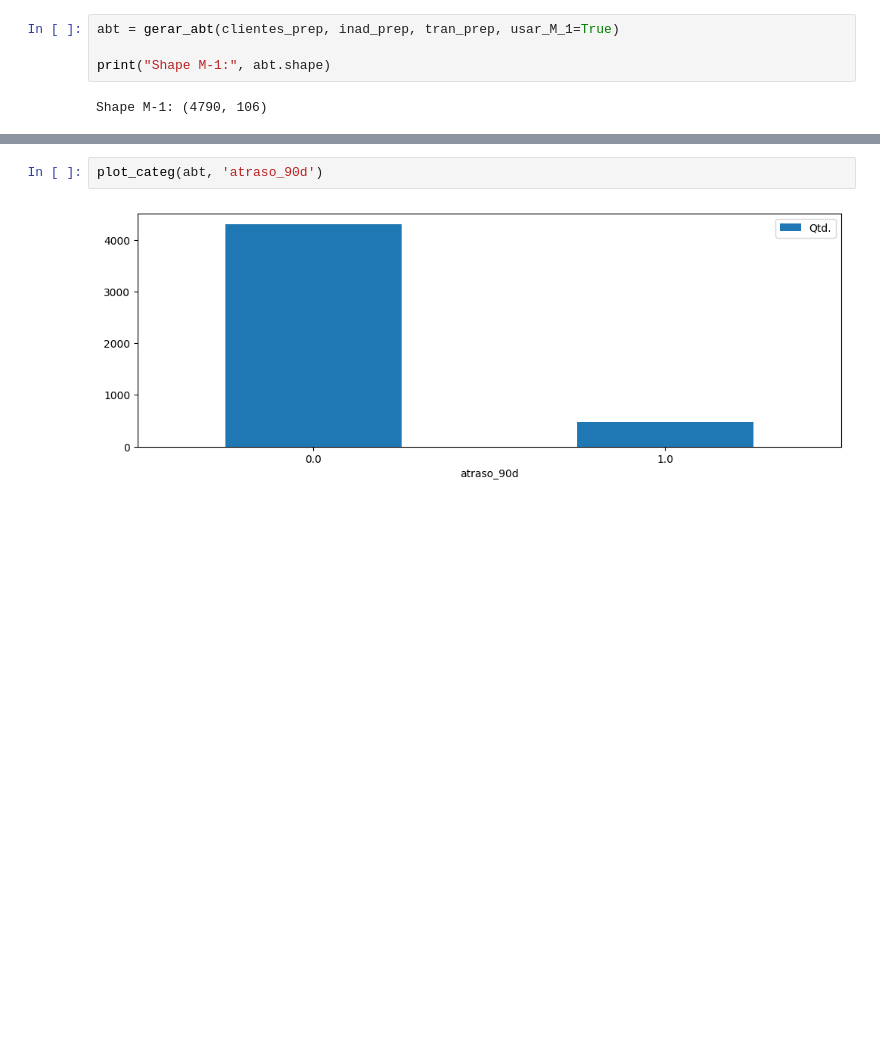
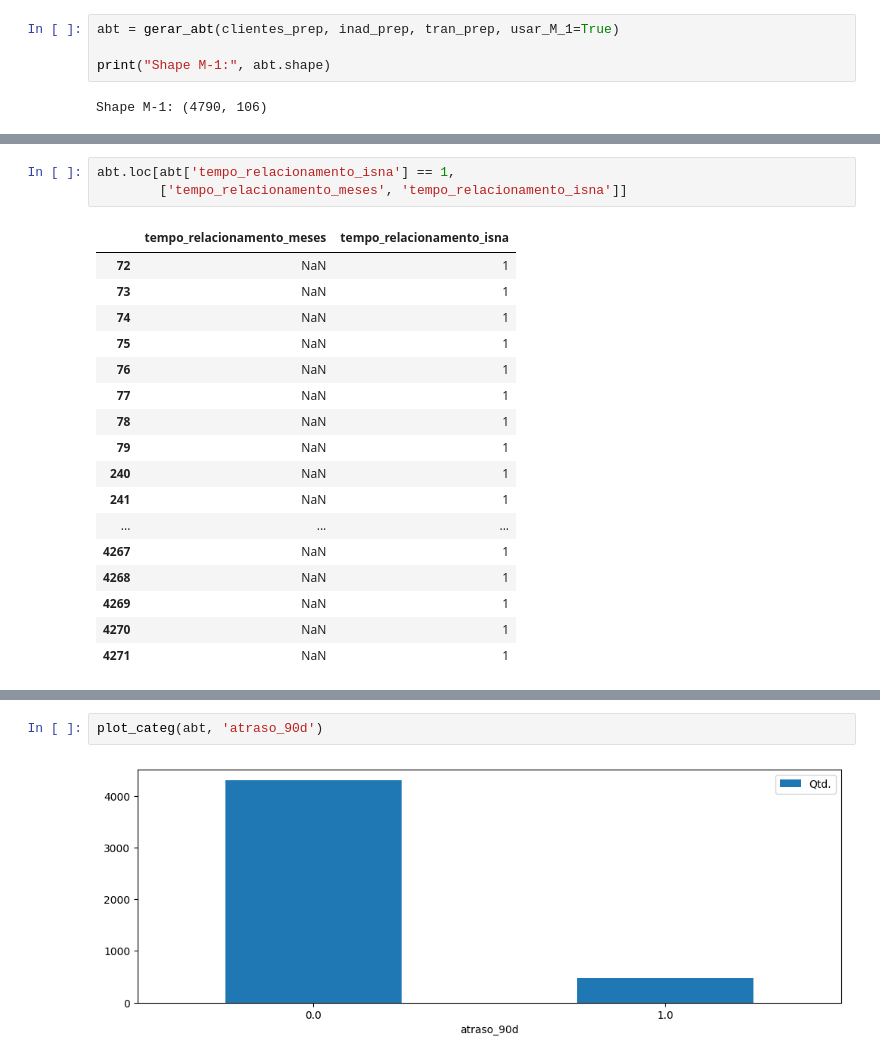
Before and after one commit to matheus-oscar/modelo_pd_2025, a Jupyter notebook: notebooks/revisao_case_ailos.ipynb, the cells around one changed output, grey strips where cells are left out. Drawn from its saved outputs; the diff is of its cells as text; blank space fills up the shorter version.

```diff
--- a/notebooks/revisao_case_ailos.ipynb
+++ b/notebooks/revisao_case_ailos.ipynb
@@ -85,3 +93,24 @@ Name: vlr_trans_24m, dtype: float64
+# %%
+abt.loc[abt['tempo_relacionamento_isna'] == 1,
+        ['tempo_relacionamento_meses', 'tempo_relacionamento_isna']]
+# %% [output]
+|  | tempo_relacionamento_meses | tempo_relacionamento_isna |
+| 72 | NaN | 1 |
+| 73 | NaN | 1 |
+| 74 | NaN | 1 |
+| 75 | NaN | 1 |
+| 76 | NaN | 1 |
+| 77 | NaN | 1 |
+| 78 | NaN | 1 |
+| 79 | NaN | 1 |
+| 240 | NaN | 1 |
+| 241 | NaN | 1 |
+| ... | ... | ... |
+| 4267 | NaN | 1 |
+| 4268 | NaN | 1 |
+| 4269 | NaN | 1 |
+| 4270 | NaN | 1 |
+| 4271 | NaN | 1 |
 # %%
 abt.isna().mean().sort_values(ascending=False)
 # %% [output]
```
Also changed, not shown: parts of 5 cells of this notebook, 2 other files.
